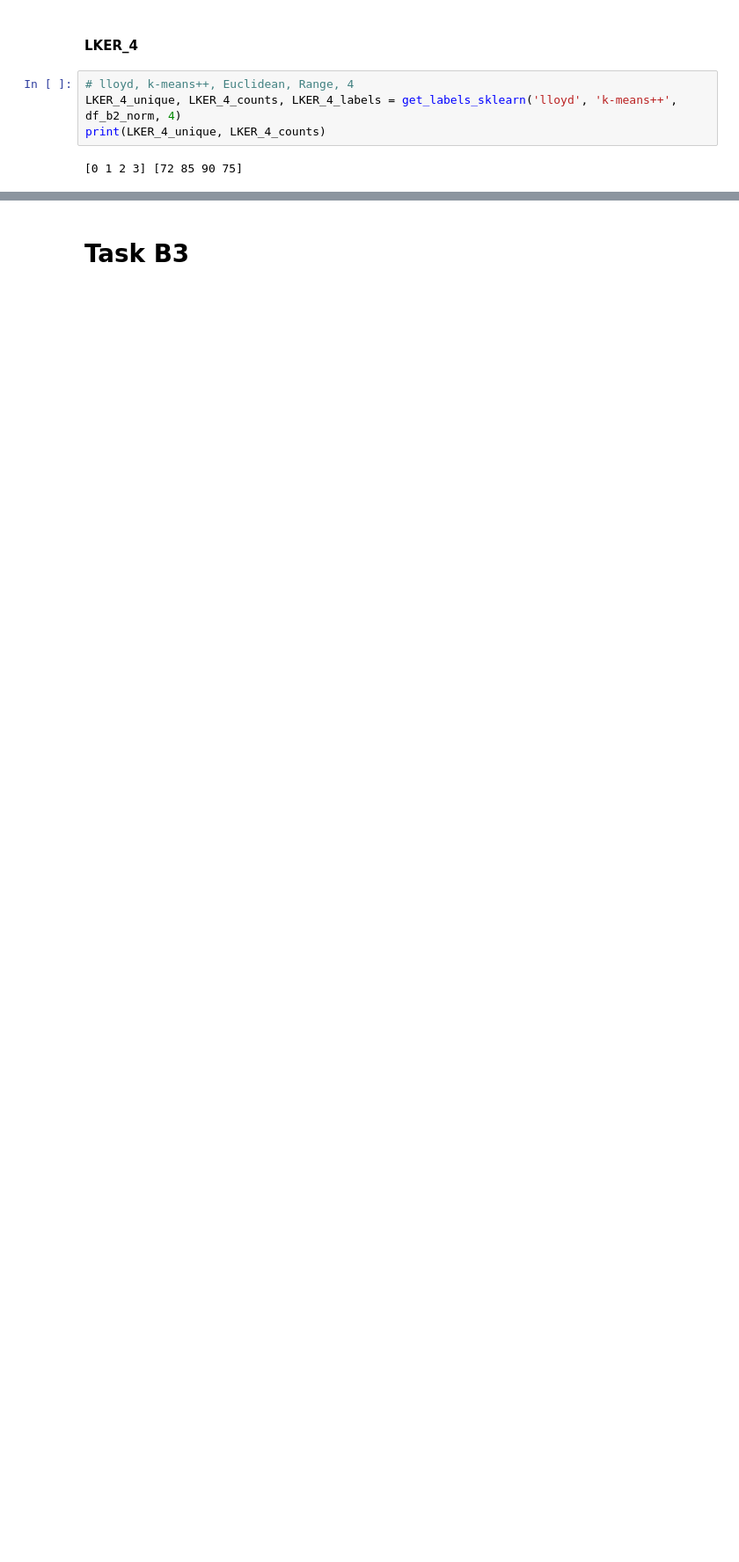
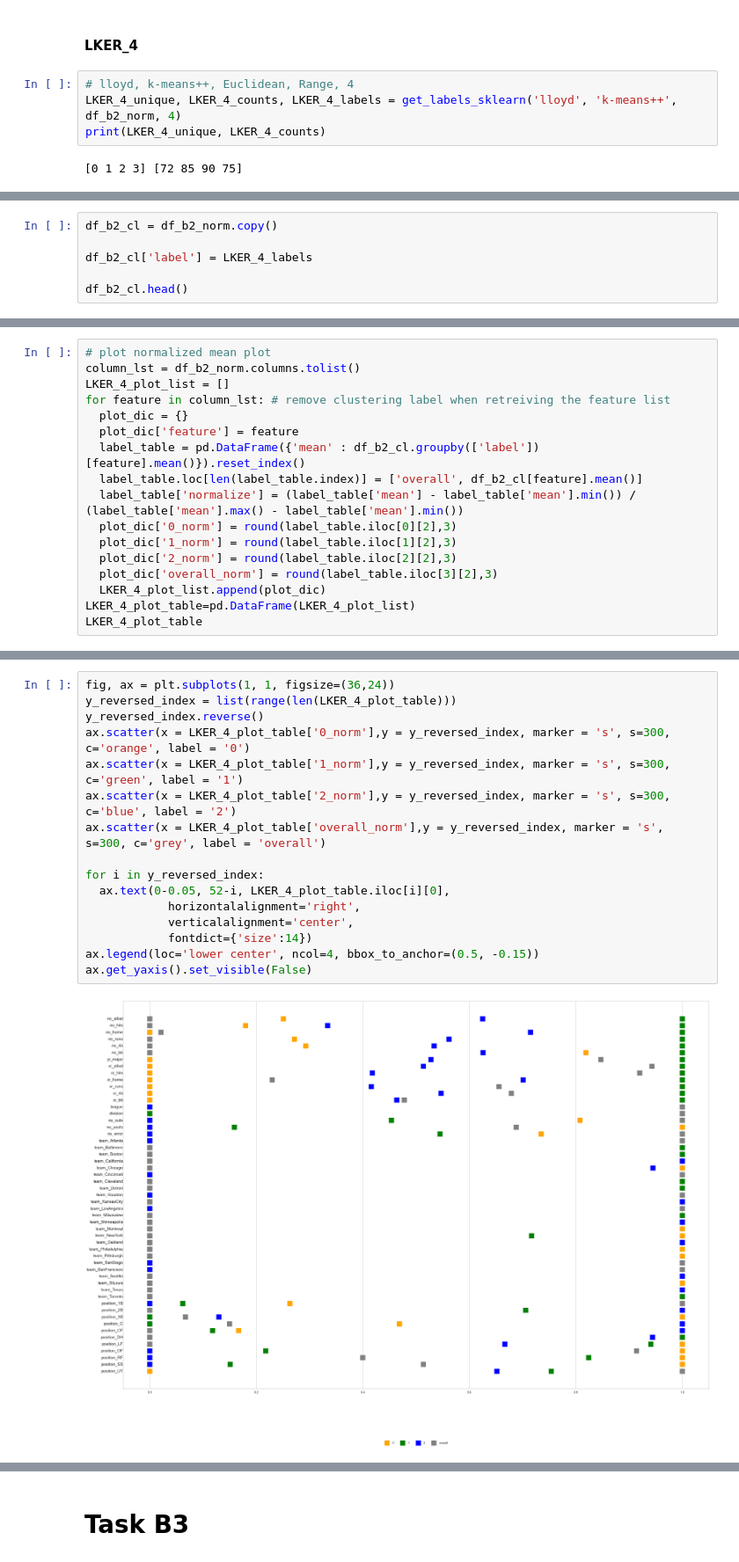
Before and after one commit to MSWinds/dm-group1-project, a Jupyter notebook: Final_Project.ipynb, the cells around one changed output, grey strips where cells are left out. Shown at 88% size. Drawn from its saved outputs; the diff is of its cells as text; blank space fills up the shorter version.

```diff
--- a/Final_Project.ipynb
+++ b/Final_Project.ipynb
@@ -3939,0 +3990,6 @@ print(LKER_4_unique, LKER_4_counts)
+# %%
+df_b2_cl = df_b2_norm.copy()
+
+df_b2_cl['label'] = LKER_4_labels
+
+df_b2_cl.head()
@@ -3939,0 +4003,17 @@ print(LKER_4_unique, LKER_4_counts)
+# %%
+# plot normalized mean plot
+column_lst = df_b2_norm.columns.tolist()
+LKER_4_plot_list = []
+for feature in column_lst: # remove clustering label when retreiving the feature list
+  plot_dic = {}
+  plot_dic['feature'] = feature
+  label_table = pd.DataFrame({'mean' : df_b2_cl.groupby(['label'])[feature].mean()}).reset_index()
+  label_table.loc[len(label_table.index)] = ['overall', df_b2_cl[feature].mean()]
+  label_table['normalize'] = (label_table['mean'] - label_table['mean'].min()) / (label_table['mean'].max() - label_table['mean'].min())
+  plot_dic['0_norm'] = round(label_table.iloc[0][2],3)
+  plot_dic['1_norm'] = round(label_table.iloc[1][2],3)
+  plot_dic['2_norm'] = round(label_table.iloc[2][2],3)
+  plot_dic['overall_norm'] = round(label_table.iloc[3][2],3)
+  LKER_4_plot_list.append(plot_dic)
+LKER_4_plot_table=pd.DataFrame(LKER_4_plot_list)
+LKER_4_plot_table
@@ -3939,0 +4038,18 @@ print(LKER_4_unique, LKER_4_counts)
+# %%
+fig, ax = plt.subplots(1, 1, figsize=(36,24))
+y_reversed_index = list(range(len(LKER_4_plot_table)))
+y_reversed_index.reverse()
+ax.scatter(x = LKER_4_plot_table['0_norm'],y = y_reversed_index, marker = 's', s=300, c='orange', label = '0')
+ax.scatter(x = LKER_4_plot_table['1_norm'],y = y_reversed_index, marker = 's', s=300, c='green', label = '1')
+ax.scatter(x = LKER_4_plot_table['2_norm'],y = y_reversed_index, marker = 's', s=300, c='blue', label = '2')
+ax.scatter(x = LKER_4_plot_table['overall_norm'],y = y_reversed_index, marker = 's', s=300, c='grey', label = 'overall')
+
+for i in y_reversed_index:
+  ax.text(0-0.05, 52-i, LKER_4_plot_table.iloc[i][0],
+            horizontalalignment='right',
+            verticalalignment='center',
+            fontdict={'size':14})
+ax.legend(loc='lower center', ncol=4, bbox_to_anchor=(0.5, -0.15))
+ax.get_yaxis().set_visible(False)
+# %% [output]
+[figure, added]
```
Also changed, not shown: parts of 16 cells of this notebook.
